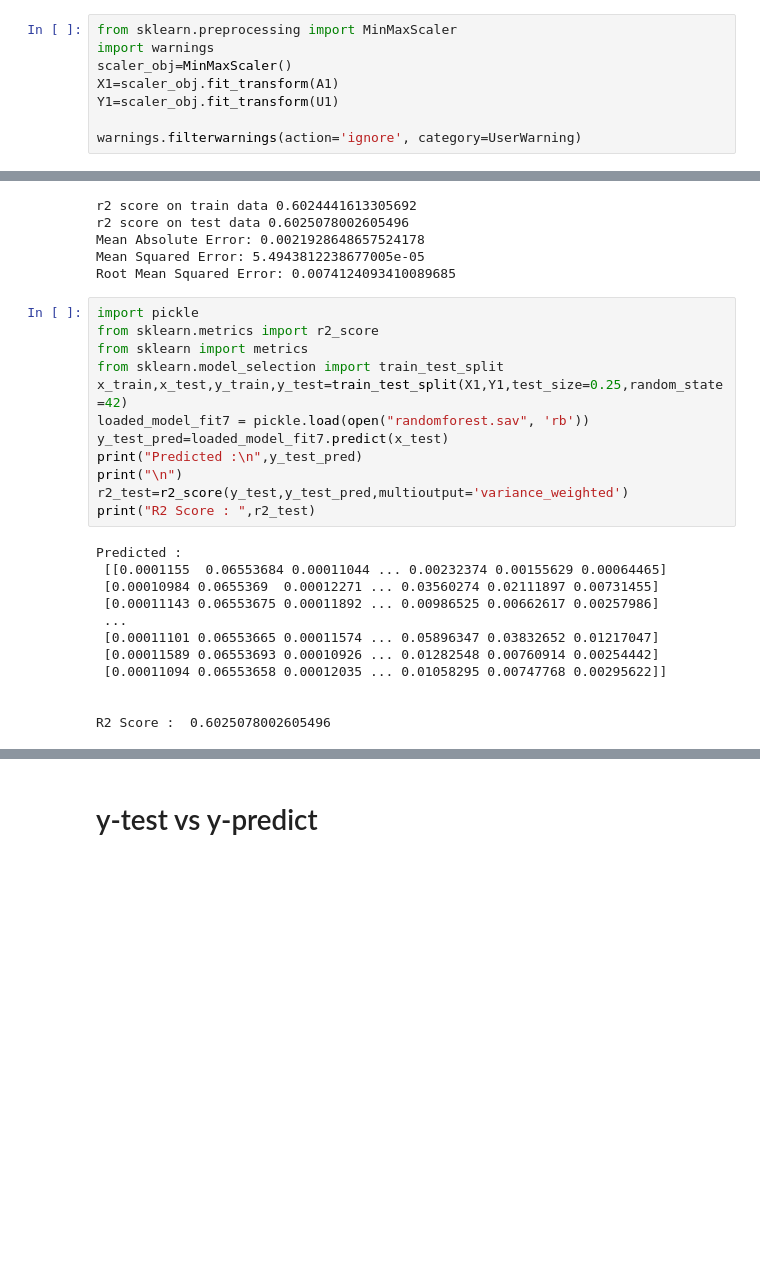
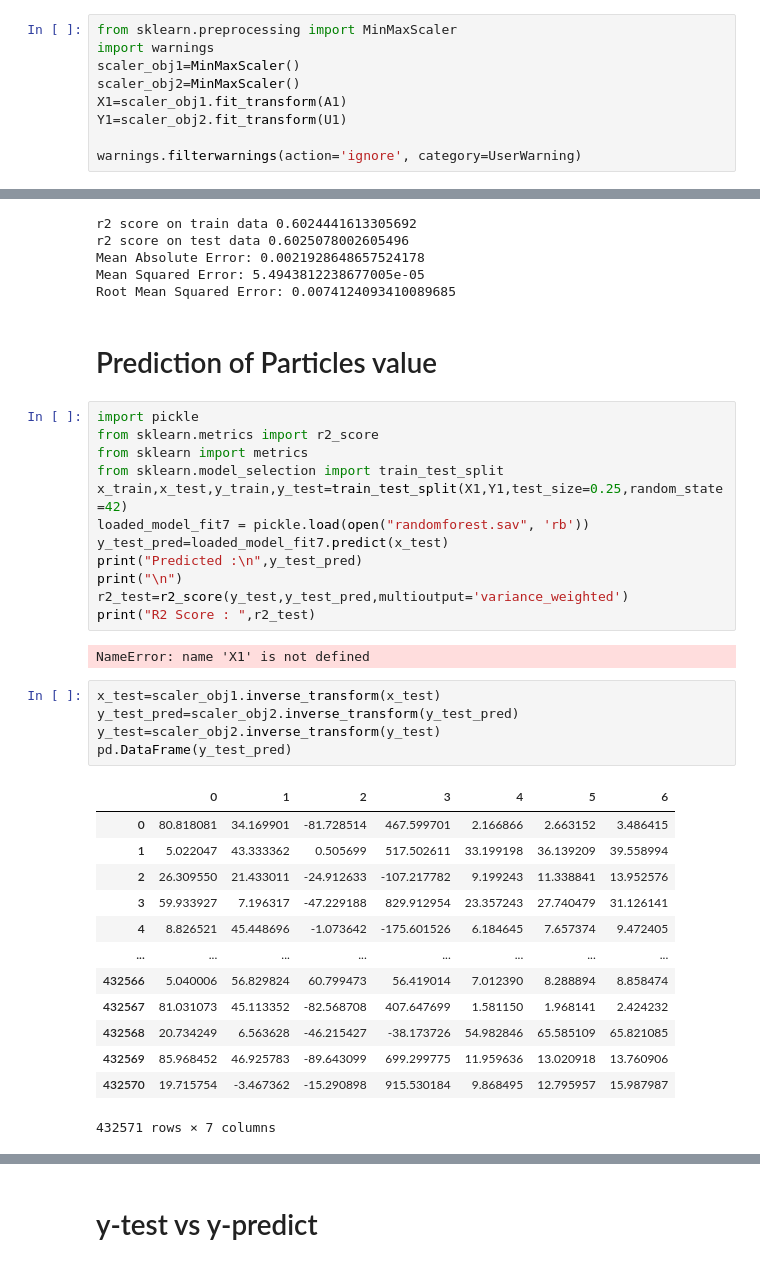
Before and after one commit to utkarshkanswal/Machine-Learning-application-on-Air-quality-dataset, a Jupyter notebook: OPC_Sensor/Randomforest/Randomforest.ipynb, the cells around one changed output, grey strips where cells are left out. Saved outputs shown, nothing was run; the diff lists cells and outputs as text; blank space fills up the shorter version.

Commit message:
Added Prediction values in Xgboost and RandomForest

```diff
--- a/OPC_Sensor/Randomforest/Randomforest.ipynb
+++ b/OPC_Sensor/Randomforest/Randomforest.ipynb
@@ -46,8 +33,9 @@ print(U1)
 # %%
 from sklearn.preprocessing import MinMaxScaler
 import warnings
-scaler_obj=MinMaxScaler()
-X1=scaler_obj.fit_transform(A1)
-Y1=scaler_obj.fit_transform(U1)
+scaler_obj1=MinMaxScaler()
+scaler_obj2=MinMaxScaler()
+X1=scaler_obj1.fit_transform(A1)
+Y1=scaler_obj2.fit_transform(U1)
 
 warnings.filterwarnings(action='ignore', category=UserWarning)
@@ -126,6 +116,8 @@ r2 score on test data 0.6025078002605496
 Mean Absolute Error: 0.0021928648657524178
 Mean Squared Error: 5.4943812238677005e-05
 Root Mean Squared Error: 0.0074124093410089685
+# %% [markdown]
+# Prediction of Particles value
 # %%
 import pickle
 from sklearn.metrics import r2_score
@@ -139,14 +131,23 @@ print("\n")
 r2_test=r2_score(y_test,y_test_pred,multioutput='variance_weighted')
 print("R2 Score : ",r2_test)
 # %% [output]
-Predicted :
- [[0.0001155  0.06553684 0.00011044 ... 0.00232374 0.00155629 0.00064465]
- [0.00010984 0.0655369  0.00012271 ... 0.03560274 0.02111897 0.00731455]
- [0.00011143 0.06553675 0.00011892 ... 0.00986525 0.00662617 0.00257986]
- ...
- [0.00011101 0.06553665 0.00011574 ... 0.05896347 0.03832652 0.01217047]
- [0.00011589 0.06553693 0.00010926 ... 0.01282548 0.00760914 0.00254442]
- [0.00011094 0.06553658 0.00012035 ... 0.01058295 0.00747768 0.00295622]]
-
-
-R2 Score :  0.6025078002605496
+NameError: name 'X1' is not defined
+# %%
+x_test=scaler_obj1.inverse_transform(x_test)
+y_test_pred=scaler_obj2.inverse_transform(y_test_pred)
+y_test=scaler_obj2.inverse_transform(y_test)
+pd.DataFrame(y_test_pred)
+# %% [output]
+|  | 0 | 1 | 2 | 3 | 4 | 5 | 6 |
+| 0 | 80.818081 | 34.169901 | -81.728514 | 467.599701 | 2.166866 | 2.663152 | 3.486415 |
+| 1 | 5.022047 | 43.333362 | 0.505699 | 517.502611 | 33.199198 | 36.139209 | 39.558994 |
+| 2 | 26.309550 | 21.433011 | -24.912633 | -107.217782 | 9.199243 | 11.338841 | 13.952576 |
+| 3 | 59.933927 | 7.196317 | -47.229188 | 829.912954 | 23.357243 | 27.740479 | 31.126141 |
+| 4 | 8.826521 | 45.448696 | -1.073642 | -175.601526 | 6.184645 | 7.657374 | 9.472405 |
+| ... | ... | ... | ... | ... | ... | ... | ... |
+| 432566 | 5.040006 | 56.829824 | 60.799473 | 56.419014 | 7.012390 | 8.288894 | 8.858474 |
+| 432567 | 81.031073 | 45.113352 | -82.568708 | 407.647699 | 1.581150 | 1.968141 | 2.424232 |
+| 432568 | 20.734249 | 6.563628 | -46.215427 | -38.173726 | 54.982846 | 65.585109 | 65.821085 |
+| 432569 | 85.968452 | 46.925783 | -89.643099 | 699.299775 | 11.959636 | 13.020918 | 13.760906 |
+| 432570 | 19.715754 | -3.467362 | -15.290898 | 915.530184 | 9.868495 | 12.795957 | 15.987987 |
+432571 rows × 7 columns
```
Also changed, not shown: parts of 5 cells of this notebook.
